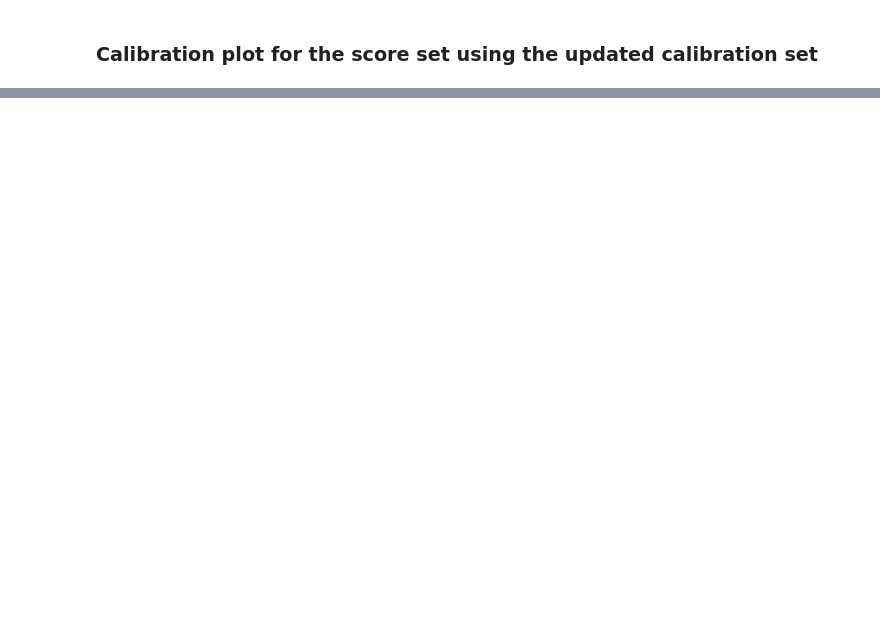
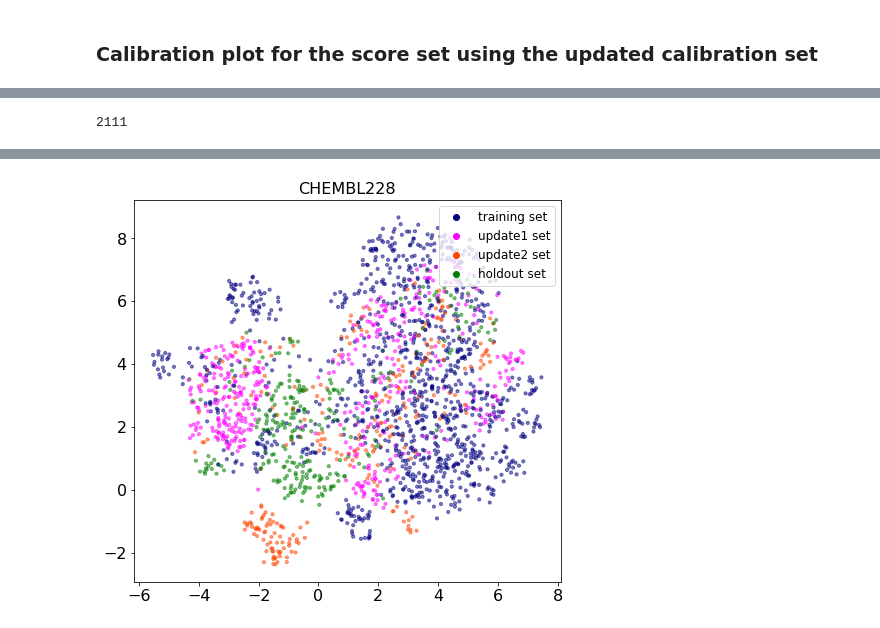
Before and after one commit to volkamerlab/CPrecalibration_manuscript_SI, a Jupyter notebook: code/continuous_calibration_example.ipynb, the cells around one changed output, grey strips where cells are left out. Saved outputs shown, nothing was run; the diff lists cells and outputs as text; code cells hidden in the pictures; blank space fills up the shorter version.

```diff
--- a/code/continuous_calibration_example.ipynb
+++ b/code/continuous_calibration_example.ipynb
@@ -84,6 +85,13 @@ years = data["year"].values
 years
 # %% [output]
 array([2011., 2018., 2016., ..., 2018., 2009., 2014.])
+# %%
+# Define UMAP parameters
+descriptors = "chembio"
+n_neighbors = 100
+min_distances = 0.8
+distance_metric = "euclidean"
+umap_colours = ["navy", "magenta", "orangered", "green"]
 # %% [markdown]
 ### Split data
 # %% [markdown]
@@ -424,0 +451,4 @@ cross_validator.calibration_plot(endpoint=endpoint, averaged_evaluation_df=cross
+# %%
+plot_umap(embedding, endpoint, colours_datasets=colours_numbers, umap_colours=umap_colours, n_neighbor=n_neighbors, min_distance=min_distances, distance_metric=distance_metric)
+# %% [output]
+2111
@@ -424,0 +456 @@ cross_validator.calibration_plot(endpoint=endpoint, averaged_evaluation_df=cross
+[figure, added]
```
Also changed, not shown: parts of 30 cells of this notebook, 2 other files.
